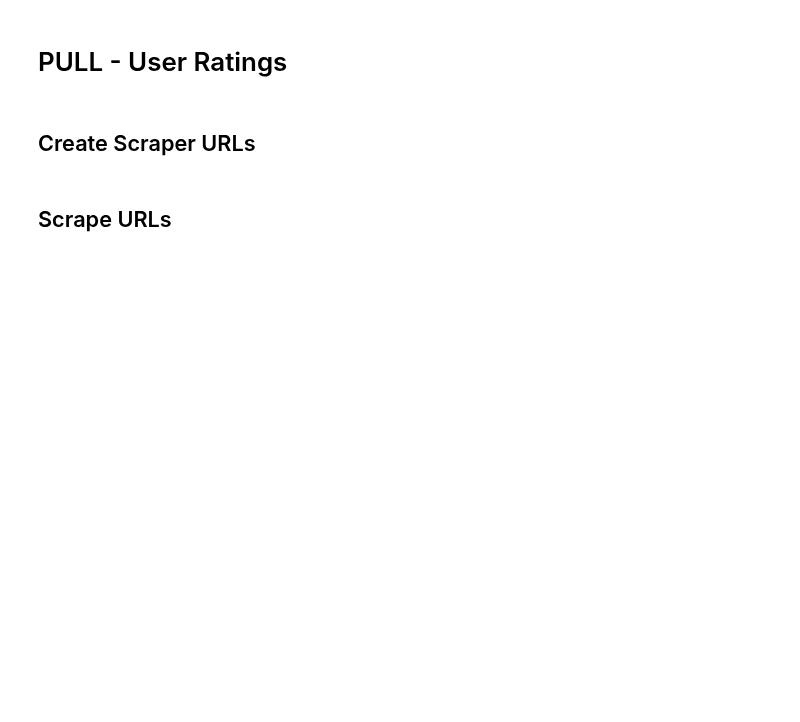
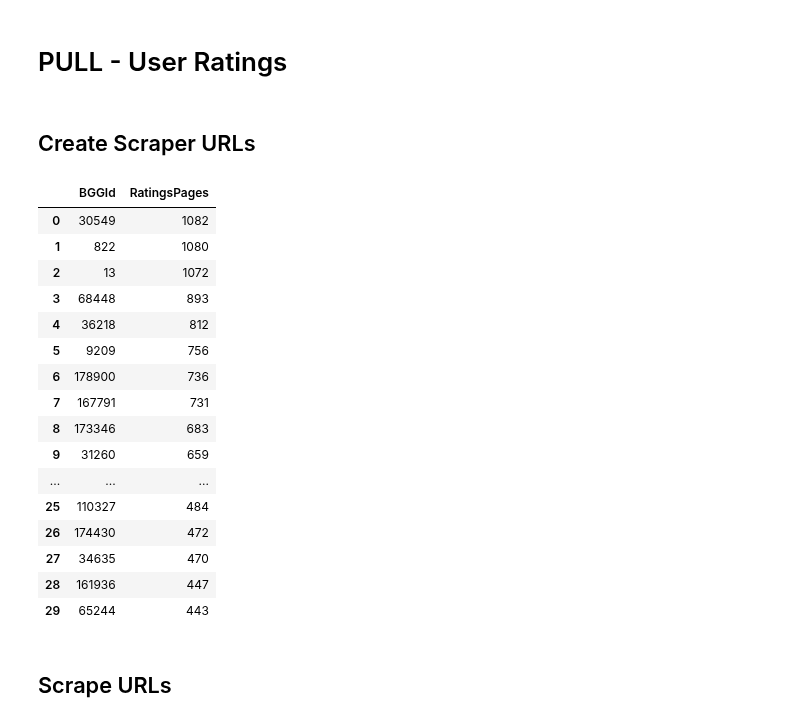
Before and after one commit to threnjen/boardgamegeek, a Jupyter notebook: BGG01_Data_Pull.ipynb, the cells around one changed output. Saved outputs shown, nothing was run; the diff lists cells and outputs as text; code cells hidden in the pictures; blank space fills up the shorter version.

```diff
--- a/BGG01_Data_Pull.ipynb
+++ b/BGG01_Data_Pull.ipynb
@@ -722,7 +722,25 @@ ratings_totals = pd.DataFrame(games['BGGId'])
 ratings_totals['RatingsPages'] = np.ceil(games['NumUserRatings']/100).astype('int')
 ratings_totals = ratings_totals.sort_values('RatingsPages', ascending=False).reset_index(drop=True)
 # %%
-ratings_totals[:500]
+ratings_totals[:500].head(30)
+# %% [output]
+|  | BGGId | RatingsPages |
+| 0 | 30549 | 1082 |
+| 1 | 822 | 1080 |
+| 2 | 13 | 1072 |
+| 3 | 68448 | 893 |
+| 4 | 36218 | 812 |
+| 5 | 9209 | 756 |
+| 6 | 178900 | 736 |
+| 7 | 167791 | 731 |
+| 8 | 173346 | 683 |
+| 9 | 31260 | 659 |
+| ... | ... | ... |
+| 25 | 110327 | 484 |
+| 26 | 174430 | 472 |
+| 27 | 34635 | 470 |
+| 28 | 161936 | 447 |
+| 29 | 65244 | 443 |
 # %%
 group1 = ratings_totals[:1000]
 group2 = ratings_totals[1000:2000]
```
